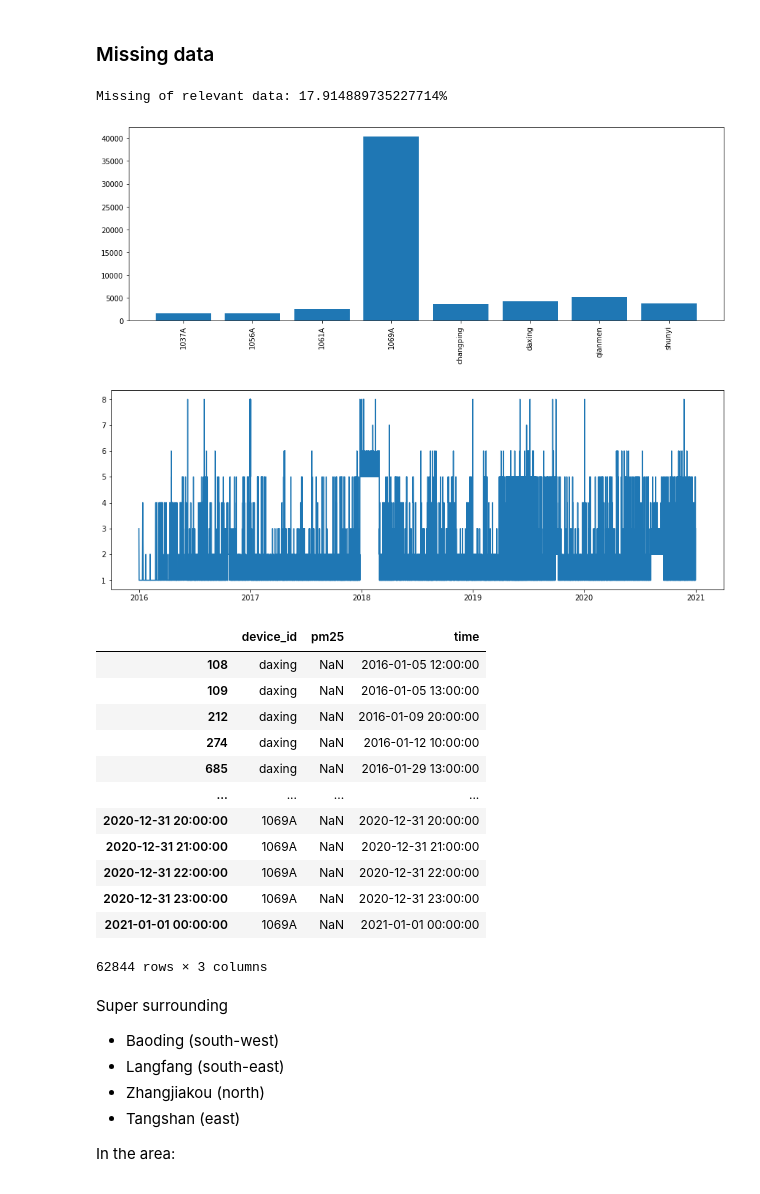
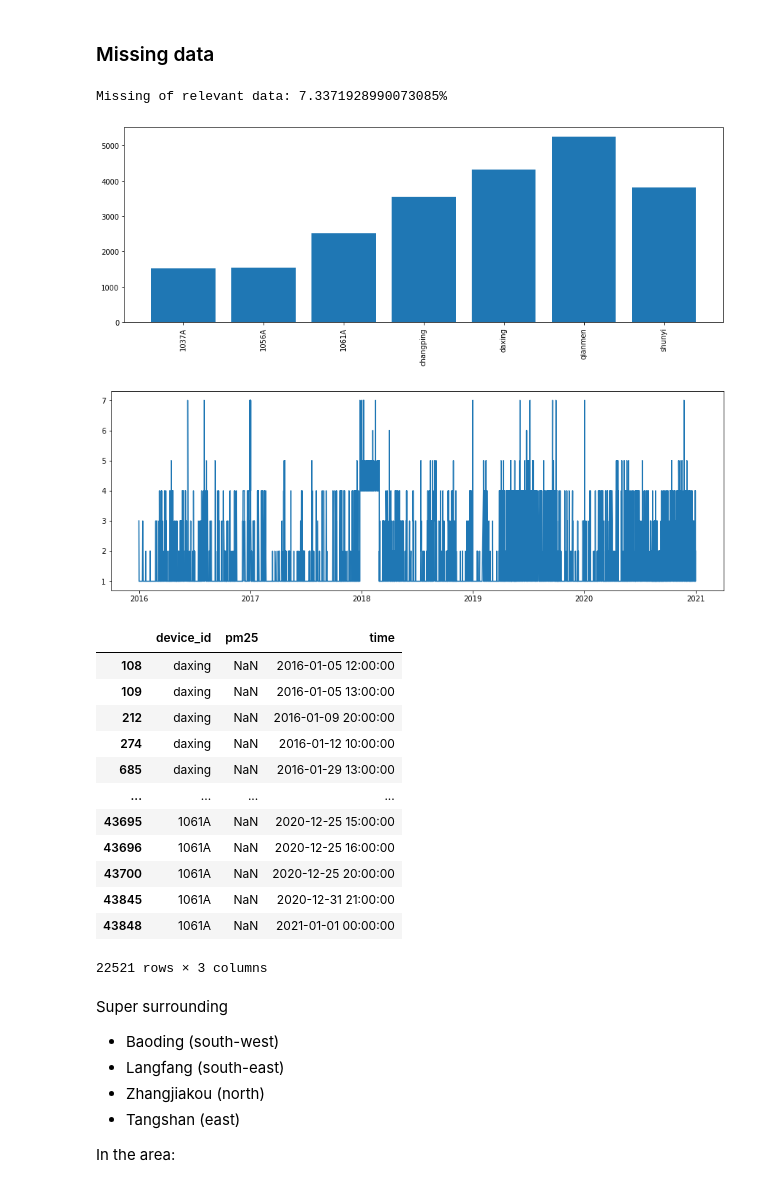
Before and after one commit to deutschmn/split-pollution-sources, a Jupyter notebook: analysis.ipynb, the cells around one changed output. Drawn from its saved outputs; the diff is of its cells as text; code cells hidden in the pictures.

```diff
--- a/analysis.ipynb
+++ b/analysis.ipynb
@@ -242,22 +252,22 @@ def analyse_missing_data(relevant):
 # %%
 rel_fields = ['device_id', 'pm25', 'time', #'temperature', 'humidity', 'windSpeed', 'windBearing', 'precipIntensity'
             ]
 rel_devices = [ 'qianmen', 'changping', 'daxing', 'shunyi', # Beijing
                 '1056A', # Baoding
-                '1069A', # Langfang
+                # '1069A', # Langfang
                 '1061A', # Zhangjiakou
                 '1037A', # Tangshan
                 ]
 
 relevant = data.measurements[rel_fields]
 relevant = relevant[relevant['device_id'].isin(rel_devices)]
 
 relevant_missing = analyse_missing_data(relevant)
 relevant_missing
 # %% [output]
-Missing of relevant data: 17.914889735227714%
+Missing of relevant data: 7.3371928990073085%
-[figure, old version]
+[figure, new version]
-[figure, old version]
+[figure, new version]
 |  | device_id | pm25 | time |
 | 108 | daxing | NaN | 2016-01-05 12:00:00 |
 | 109 | daxing | NaN | 2016-01-05 13:00:00 |
@@ -265,12 +275,12 @@ Missing of relevant data: 17.914889735227714%
 | 274 | daxing | NaN | 2016-01-12 10:00:00 |
 | 685 | daxing | NaN | 2016-01-29 13:00:00 |
 | ... | ... | ... | ... |
-| 2020-12-31 20:00:00 | 1069A | NaN | 2020-12-31 20:00:00 |
-| 2020-12-31 21:00:00 | 1069A | NaN | 2020-12-31 21:00:00 |
-| 2020-12-31 22:00:00 | 1069A | NaN | 2020-12-31 22:00:00 |
-| 2020-12-31 23:00:00 | 1069A | NaN | 2020-12-31 23:00:00 |
-| 2021-01-01 00:00:00 | 1069A | NaN | 2021-01-01 00:00:00 |
+| 43695 | 1061A | NaN | 2020-12-25 15:00:00 |
+| 43696 | 1061A | NaN | 2020-12-25 16:00:00 |
+| 43700 | 1061A | NaN | 2020-12-25 20:00:00 |
+| 43845 | 1061A | NaN | 2020-12-31 21:00:00 |
+| 43848 | 1061A | NaN | 2021-01-01 00:00:00 |
-62844 rows × 3 columns
+22521 rows × 3 columns
 # %%
 show_sensor_map(data.metadata)
 # %% [markdown]
```
Also changed, not shown: parts of 6 cells of this notebook, 2 other files.
